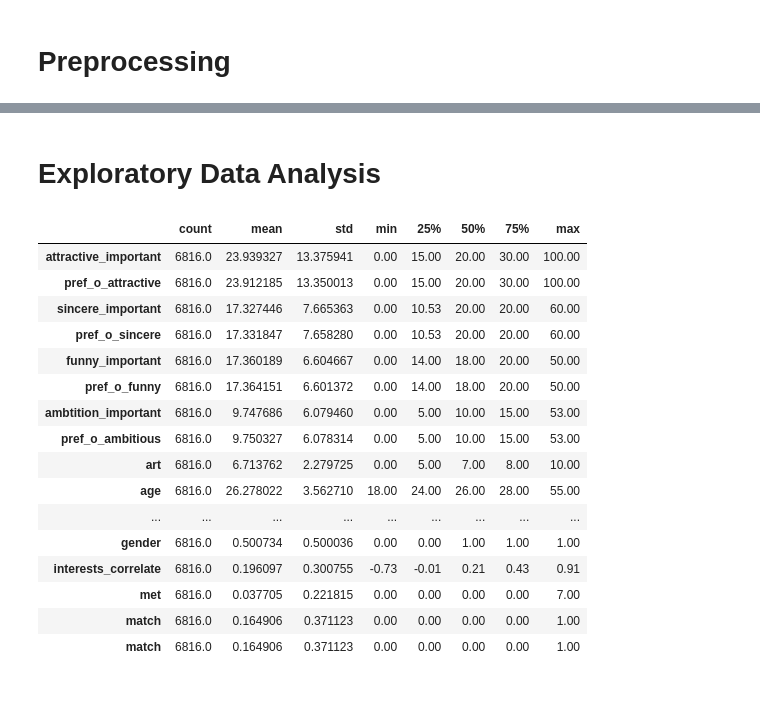
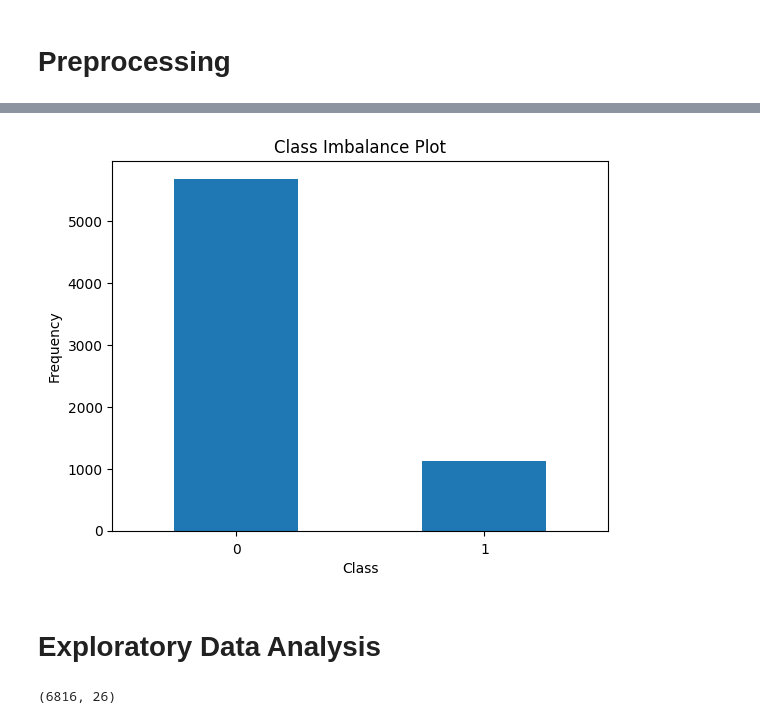
Before and after one commit to dgambone3/CSC4850-Machine-Learning, a Jupyter notebook: FDS_Project.ipynb, the cells around one changed output, grey strips where cells are left out. Cells and saved outputs as stored; diff of their text form; code cells hidden in the pictures; blank space fills up the shorter version.

```diff
--- a/FDS_Project.ipynb
+++ b/FDS_Project.ipynb
@@ -50,0 +19,7 @@ for col in df.columns:   # output old value and encoded value for intrepretation
+# %%
+df = pd.read_csv('speeddating.csv')
+drop_waves =[6, 7, 8, 9] #drop waves that rated all scales on
+df = df[~df['wave'].isin(drop_waves)] # drop waves that use preference range 0-10
+df = df.drop(labels=['has_null', 'field', 'wave','decision_o', 'decision'], axis=1)
+
+df.replace("b\'?\'", np.nan, inplace=True) #replace ? with nan
@@ -139,25 +225,30 @@ Final shape of X before beginning analysis:  (6816, 45)
+# %%
+class_freq = data['match'].value_counts()
+
+# plot bar chart
+ax = class_freq.plot.bar(title='Class Imbalance Plot')
+
+# set x and y-axis labels
+ax.set_xlabel('Class')
+ax.set_ylabel('Frequency')
+
+# set x-axis tick labels to be horizontal and show 0 decimal places
+ax.tick_params(axis='x', labelrotation=0)
+ax.tick_params(axis='x', labelsize=10, labelcolor='black', pad=5)
+ax.xaxis.set_major_formatter('{:.0f}'.format)
+
+
+# display plot
+plt.show()
+# %% [output]
+[figure, added]
 # %% [markdown]
 # Exploratory Data Analysis
 # %%
 data.describe().T
+data.shape
 # %% [output]
-|  | count | mean | std | min | 25% | 50% | 75% | max |
-| attractive_important | 6816.0 | 23.939327 | 13.375941 | 0.00 | 15.00 | 20.00 | 30.00 | 100.00 |
-| pref_o_attractive | 6816.0 | 23.912185 | 13.350013 | 0.00 | 15.00 | 20.00 | 30.00 | 100.00 |
-| sincere_important | 6816.0 | 17.327446 | 7.665363 | 0.00 | 10.53 | 20.00 | 20.00 | 60.00 |
-| pref_o_sincere | 6816.0 | 17.331847 | 7.658280 | 0.00 | 10.53 | 20.00 | 20.00 | 60.00 |
-| funny_important | 6816.0 | 17.360189 | 6.604667 | 0.00 | 14.00 | 18.00 | 20.00 | 50.00 |
-| pref_o_funny | 6816.0 | 17.364151 | 6.601372 | 0.00 | 14.00 | 18.00 | 20.00 | 50.00 |
-| ambtition_important | 6816.0 | 9.747686 | 6.079460 | 0.00 | 5.00 | 10.00 | 15.00 | 53.00 |
-| pref_o_ambitious | 6816.0 | 9.750327 | 6.078314 | 0.00 | 5.00 | 10.00 | 15.00 | 53.00 |
-| art | 6816.0 | 6.713762 | 2.279725 | 0.00 | 5.00 | 7.00 | 8.00 | 10.00 |
-| age | 6816.0 | 26.278022 | 3.562710 | 18.00 | 24.00 | 26.00 | 28.00 | 55.00 |
-| ... | ... | ... | ... | ... | ... | ... | ... | ... |
-| gender | 6816.0 | 0.500734 | 0.500036 | 0.00 | 0.00 | 1.00 | 1.00 | 1.00 |
-| interests_correlate | 6816.0 | 0.196097 | 0.300755 | -0.73 | -0.01 | 0.21 | 0.43 | 0.91 |
-| met | 6816.0 | 0.037705 | 0.221815 | 0.00 | 0.00 | 0.00 | 0.00 | 7.00 |
-| match | 6816.0 | 0.164906 | 0.371123 | 0.00 | 0.00 | 0.00 | 0.00 | 1.00 |
-| match | 6816.0 | 0.164906 | 0.371123 | 0.00 | 0.00 | 0.00 | 0.00 | 1.00 |
+(6816, 26)
 # %%
 corr = round(data.corr(), 2)
 mask = np.triu(np.ones_like(corr, dtype=bool))
```
Also changed, not shown: parts of 29 cells of this notebook.
